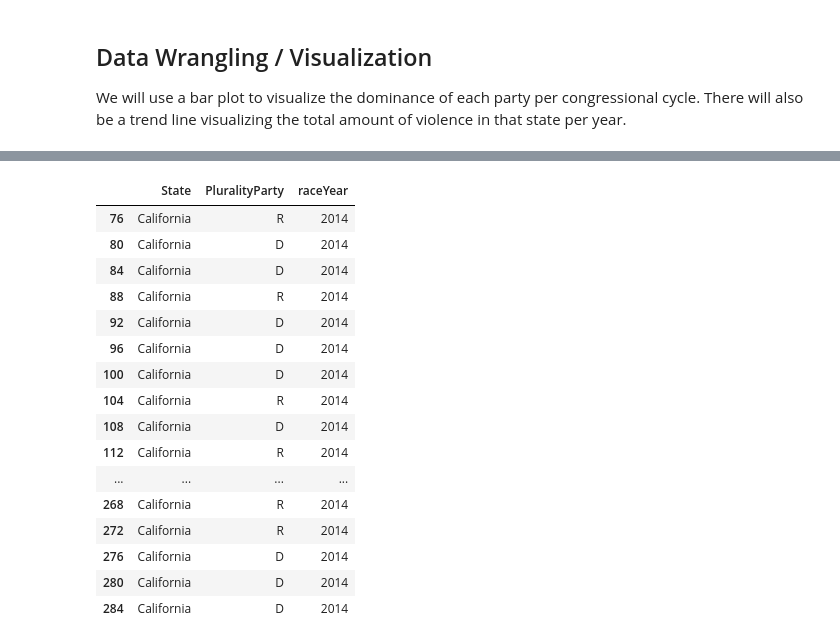
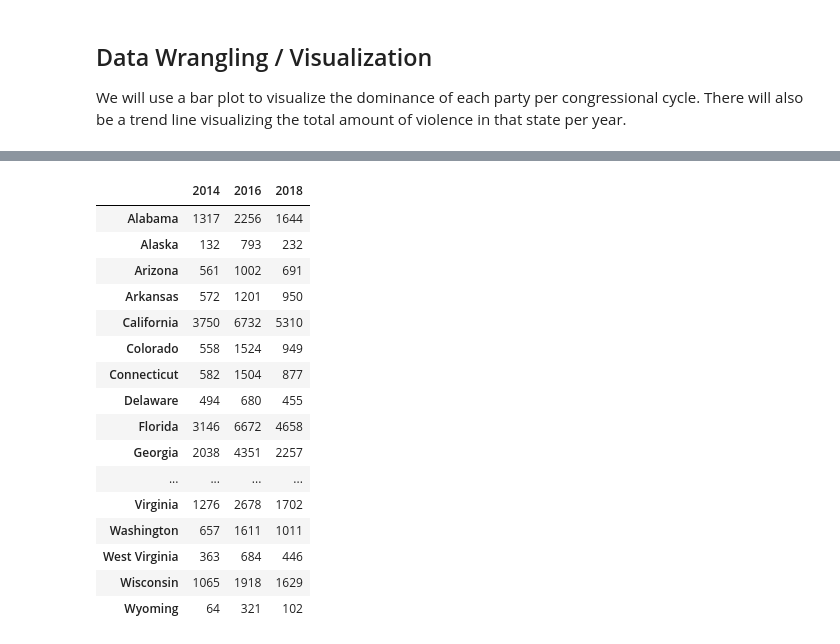
Before and after one commit to vchi747/Cogs-108-Final-Project, a Jupyter notebook: Cogs 108 Final Project.ipynb, the cells around one changed output, grey strips where cells are left out. Drawn from its saved outputs; the diff is of its cells as text; code cells hidden in the pictures.

```diff
--- a/Cogs 108 Final Project.ipynb
+++ b/Cogs 108 Final Project.ipynb
@@ -58,5 +68,7 @@ final_states = pd.concat([states_1, states_2,states_3,states_4,states_5,states_6
 # Cleaning dataset
 congressional_data = final_states[['State','PluralityParty','raceYear']].dropna()
 cleaned_congressional_data = congressional_data[congressional_data['State'] != 'State']
-cleaned_congressional_data.head()
+#cleaned_congressional_data['raceYear'] = cleaned_congressional_data['raceYear'].astype(int)
+cleaned_congressional_data['raceYear'] = cleaned_congressional_data['raceYear'].astype(int)
+cleaned_congressional_data.dtypes
 # %% [output]
@@ -96,8 +111,10 @@ We will use a bar plot to visualize the dominance of each party per congressiona
 # Function to find total amound of gun violence in a specific state per year
 def total_violence(state):
     total = []
-    for i in range(2013,2019):
-        year = cleaned_gun_data.loc[cleaned_gun_data['Year'] == i]
-        count = len(year.loc[year['state'] == state])
+    for i in range(2013,2019, 2):
+        year1 = cleaned_gun_data.loc[cleaned_gun_data['Year'] == i]
+        year2 = cleaned_gun_data.loc[cleaned_gun_data['Year'] == i+1]
+        count = len(year1.loc[year1['state'] == state]) + len(year2.loc[year2['state'] == state])
         total.append(count)
     return total
+print(total_violence('California'))
@@ -130,21 +137,0 @@ year.head()
-# %%
-state = cleaned_congressional_data.loc[(cleaned_congressional_data['State'] == 'California') & (cleaned_congressional_data['raceYear'] == '2014')]
-state
-# %% [output]
-|  | State | PluralityParty | raceYear |
-| 76 | California | R | 2014 |
-| 80 | California | D | 2014 |
-| 84 | California | D | 2014 |
-| 88 | California | R | 2014 |
-| 92 | California | D | 2014 |
-| 96 | California | D | 2014 |
-| 100 | California | D | 2014 |
-| 104 | California | R | 2014 |
-| 108 | California | D | 2014 |
-| 112 | California | R | 2014 |
-| ... | ... | ... | ... |
-| 268 | California | R | 2014 |
-| 272 | California | R | 2014 |
-| 276 | California | D | 2014 |
-| 280 | California | D | 2014 |
-| 284 | California | D | 2014 |
@@ -150,0 +144,20 @@ state
+# %%
+df_total_violence
+# %% [output]
+|  | 2014 | 2016 | 2018 |
+| Alabama | 1317 | 2256 | 1644 |
+| Alaska | 132 | 793 | 232 |
+| Arizona | 561 | 1002 | 691 |
+| Arkansas | 572 | 1201 | 950 |
+| California | 3750 | 6732 | 5310 |
+| Colorado | 558 | 1524 | 949 |
+| Connecticut | 582 | 1504 | 877 |
+| Delaware | 494 | 680 | 455 |
+| Florida | 3146 | 6672 | 4658 |
+| Georgia | 2038 | 4351 | 2257 |
+| ... | ... | ... | ... |
+| Virginia | 1276 | 2678 | 1702 |
+| Washington | 657 | 1611 | 1011 |
+| West Virginia | 363 | 684 | 446 |
+| Wisconsin | 1065 | 1918 | 1629 |
+| Wyoming | 64 | 321 | 102 |
```
Also changed, not shown: parts of 12 cells of this notebook.
